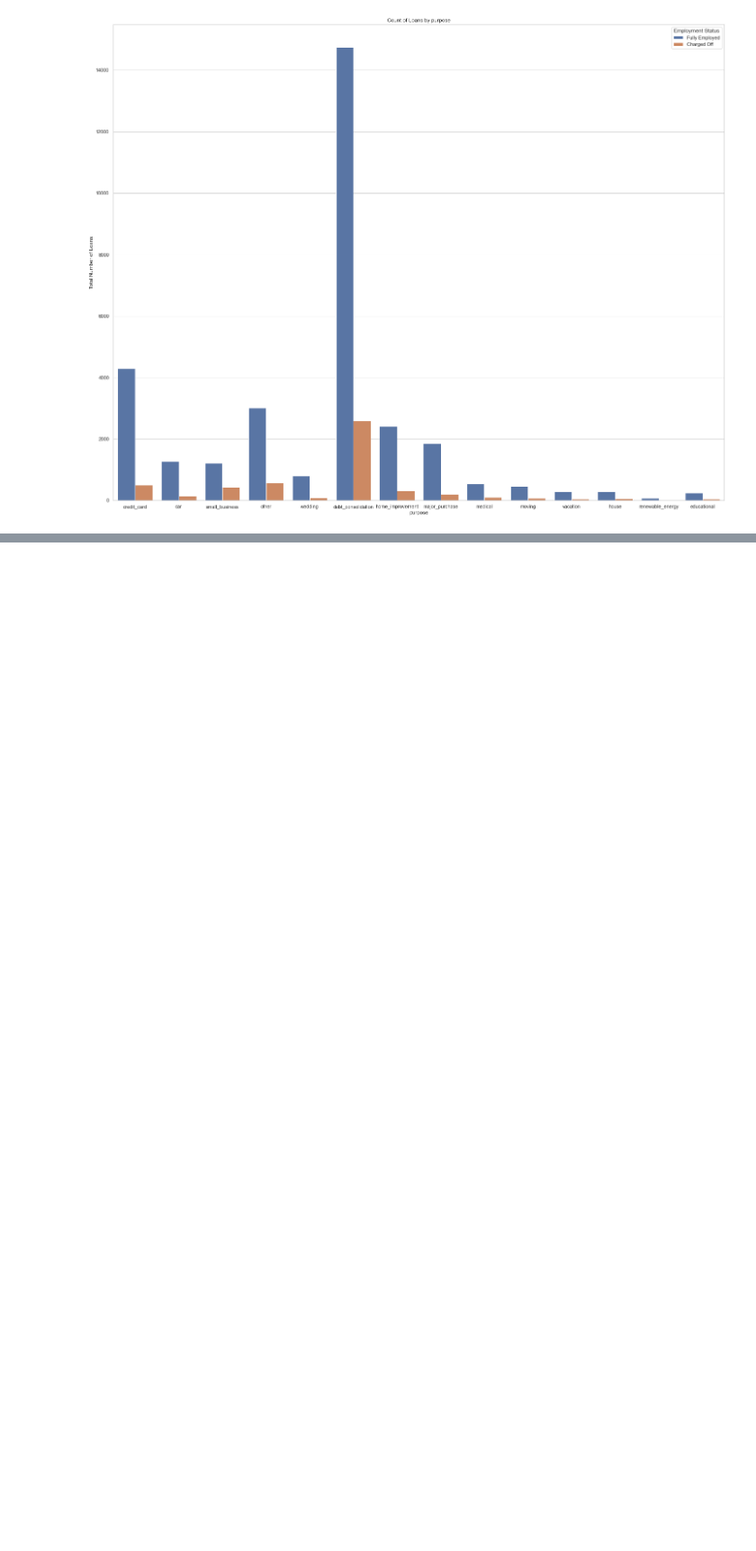
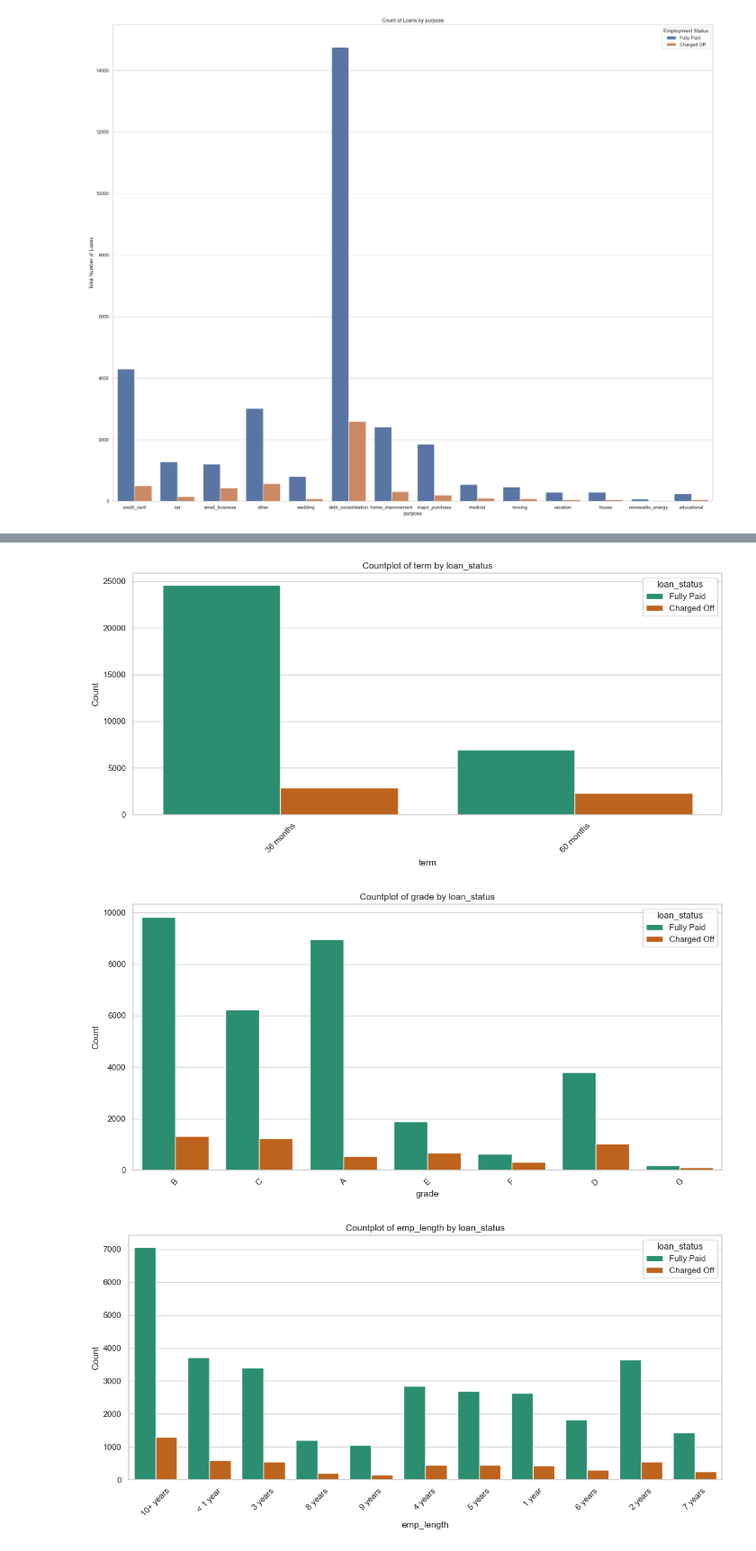
Before and after one commit to sandyaggarwal/LendingClubCaseStudy, a Jupyter notebook: LendingClubCaseStudy_updated.ipynb, the cells around one changed output, grey strips where cells are left out. Shown at 90% size. Saved outputs shown, nothing was run; the diff lists cells and outputs as text; code cells hidden in the pictures; blank space fills up the shorter version.

```diff
--- a/LendingClubCaseStudy_updated.ipynb
+++ b/LendingClubCaseStudy_updated.ipynb
@@ -419,3 +468,26 @@ ax.set( xlabel='Installment', ylabel='Frequency', title='Installments')
 plt.show()
 # %% [output]
 [figure]
+# %%
+
+target_col = 'loan_status'
+
+# Loop through each categorical column
+for cat_col in cat_cols:
+    fig, ax = plt.subplots(figsize=(12, 6))
+
+    # Create a countplot
+    sns.countplot(x=df_loan[cat_col], hue=df_loan[target_col], ax=ax,palette='Dark2')
+
+    # Set the title and labels
+    ax.set_title(f'Countplot of {cat_col} by {target_col}')
+    ax.set_xlabel(cat_col)
+    ax.set_ylabel('Count')
+
+    plt.xticks(rotation=45)
+    plt.tight_layout()
+    plt.show()
+# %% [output]
+[figure, added]
+[figure, added]
+[figure, added]
```
Also changed, not shown: parts of 29 cells of this notebook.
